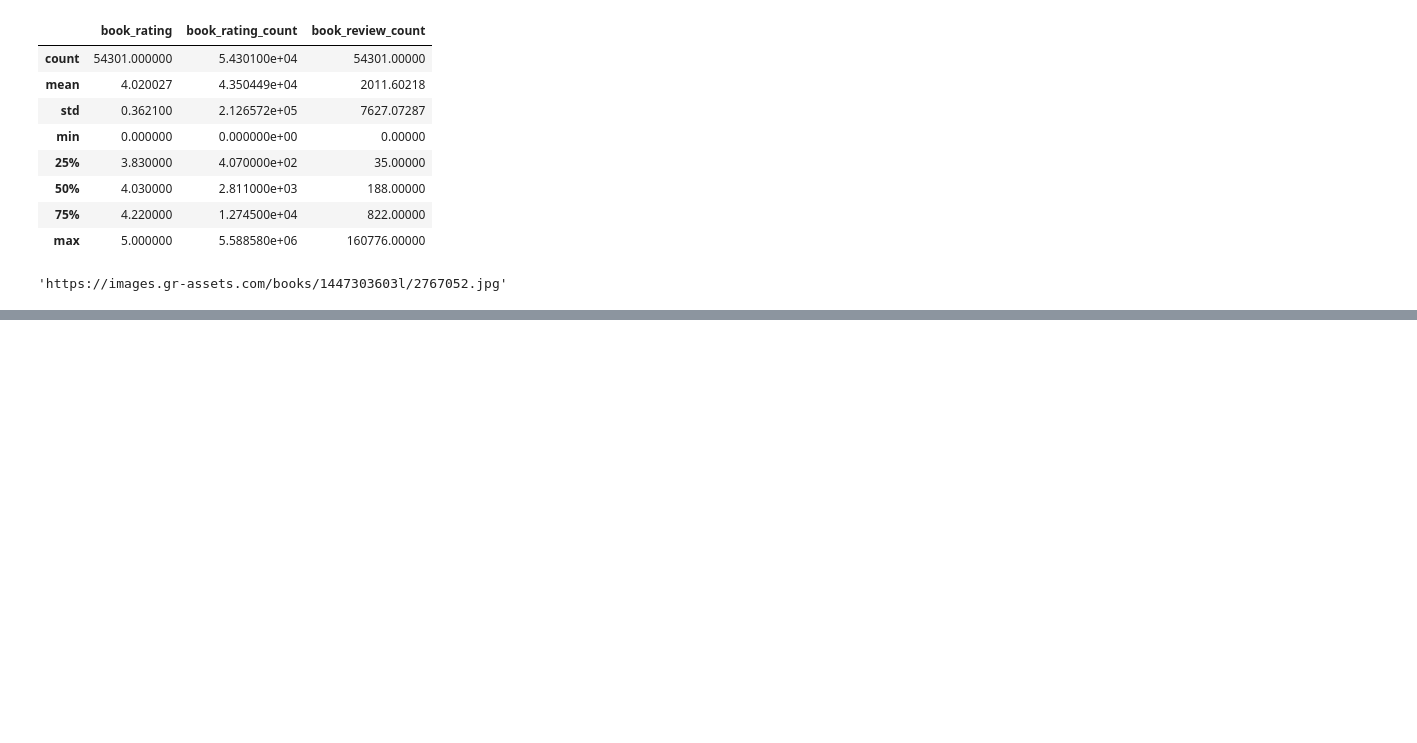
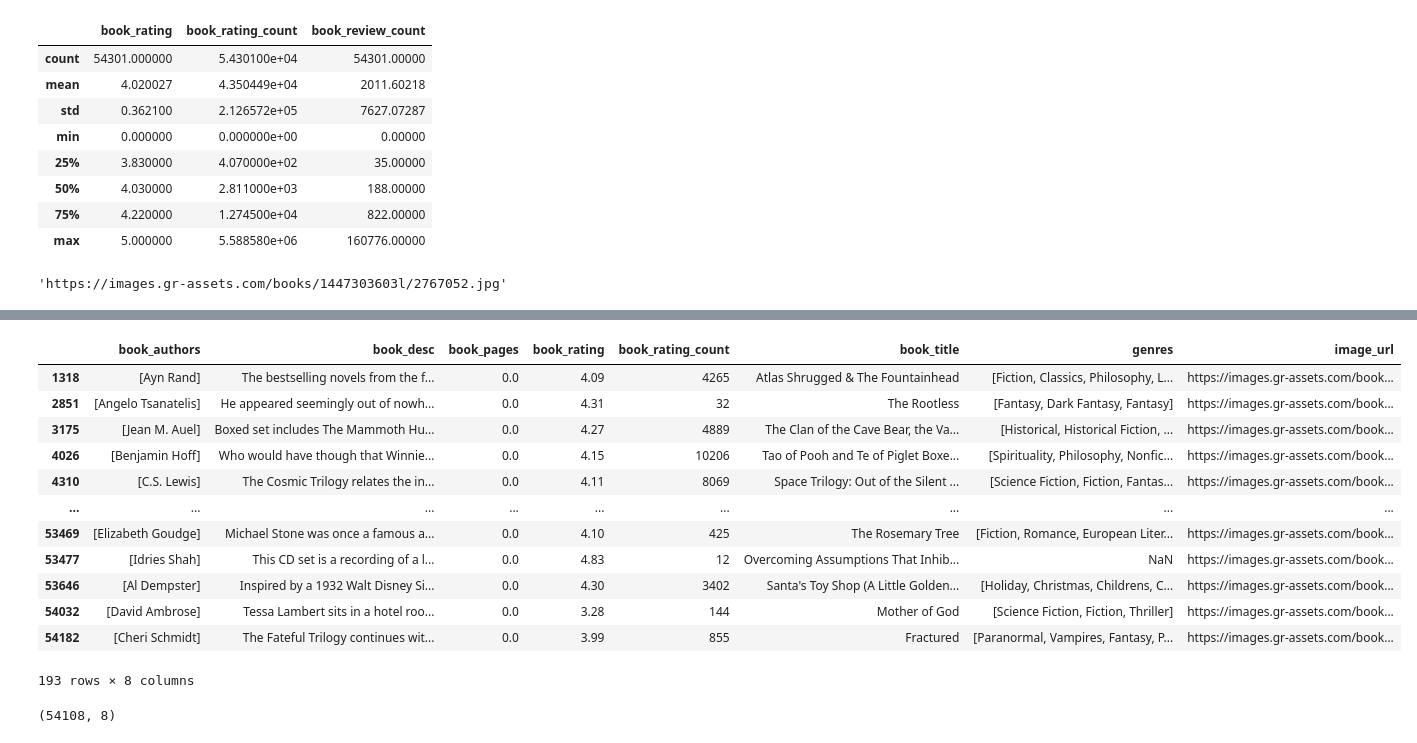
Before and after one commit to snajbat/bookrecommendator, a Jupyter notebook: data/data-processing.ipynb, the cells around one changed output, grey strips where cells are left out. Saved outputs shown, nothing was run; the diff lists cells and outputs as text; code cells hidden in the pictures; blank space fills up the shorter version.

```diff
--- a/data/data-processing.ipynb
+++ b/data/data-processing.ipynb
@@ -72,0 +86,29 @@ df["genres"].value_counts()
+# %%
+def pages(x):
+    if type(x)==str:
+        if "pages" in x:
+            return float(x[:-6])
+        return float(x[:-5])
+    return x
+# %%
+df["book_pages"] = df["book_pages"].apply(pages)
+# %%
+df.loc[df["book_pages"]==0]
+# %% [output]
+|  | book_authors | book_desc | book_pages | book_rating | book_rating_count | book_title | genres | image_url |
+| 1318 | [Ayn Rand] | The bestselling novels from the f... | 0.0 | 4.09 | 4265 | Atlas Shrugged & The Fountainhead | [Fiction, Classics, Philosophy, L... | https://images.gr-assets.com/book... |
+| 2851 | [Angelo Tsanatelis] | He appeared seemingly out of nowh... | 0.0 | 4.31 | 32 | The Rootless | [Fantasy, Dark Fantasy, Fantasy] | https://images.gr-assets.com/book... |
+| 3175 | [Jean M. Auel] | Boxed set includes The Mammoth Hu... | 0.0 | 4.27 | 4889 | The Clan of the Cave Bear, the Va... | [Historical, Historical Fiction, ... | https://images.gr-assets.com/book... |
+| 4026 | [Benjamin Hoff] | Who would have though that Winnie... | 0.0 | 4.15 | 10206 | Tao of Pooh and Te of Piglet Boxe... | [Spirituality, Philosophy, Nonfic... | https://images.gr-assets.com/book... |
+| 4310 | [C.S. Lewis] | The Cosmic Trilogy relates the in... | 0.0 | 4.11 | 8069 | Space Trilogy: Out of the Silent ... | [Science Fiction, Fiction, Fantas... | https://images.gr-assets.com/book... |
+| ... | ... | ... | ... | ... | ... | ... | ... | ... |
+| 53469 | [Elizabeth Goudge] | Michael Stone was once a famous a... | 0.0 | 4.10 | 425 | The Rosemary Tree | [Fiction, Romance, European Liter... | https://images.gr-assets.com/book... |
+| 53477 | [Idries Shah] | This CD set is a recording of a l... | 0.0 | 4.83 | 12 | Overcoming Assumptions That Inhib... | NaN | https://images.gr-assets.com/book... |
+| 53646 | [Al Dempster] | Inspired by a 1932 Walt Disney Si... | 0.0 | 4.30 | 3402 | Santa's Toy Shop (A Little Golden... | [Holiday, Christmas, Childrens, C... | https://images.gr-assets.com/book... |
+| 54032 | [David Ambrose] | Tessa Lambert sits in a hotel roo... | 0.0 | 3.28 | 144 | Mother of God | [Science Fiction, Fiction, Thriller] | https://images.gr-assets.com/book... |
+| 54182 | [Cheri Schmidt] | The Fateful Trilogy continues wit... | 0.0 | 3.99 | 855 | Fractured | [Paranormal, Vampires, Fantasy, P... | https://images.gr-assets.com/book... |
+193 rows × 8 columns
+# %%
+df.shape
+# %% [output]
+(54108, 8)
```
Also changed, not shown: parts of 4 cells of this notebook, 1 other file.
